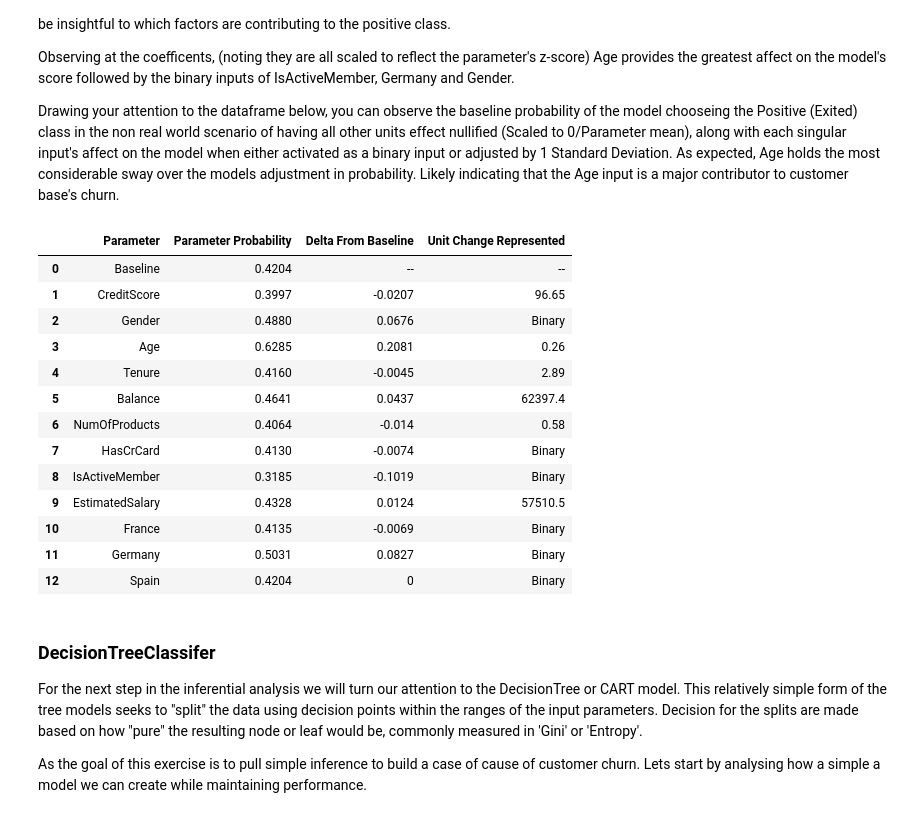
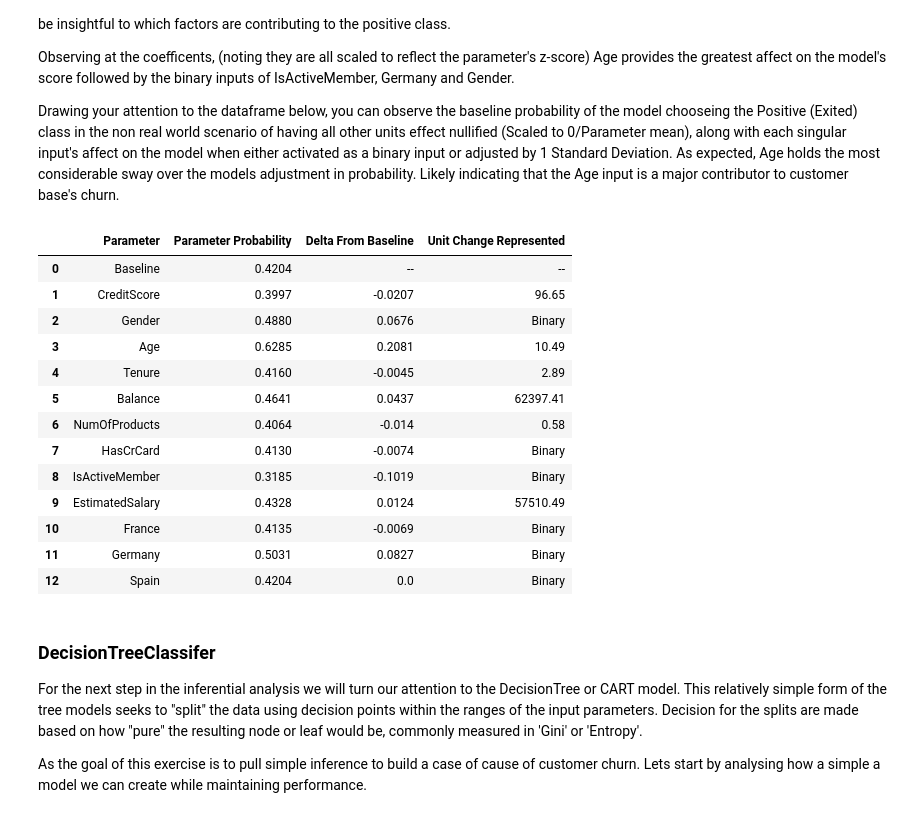
Before and after one commit to joe-orlich/Bank_Churn_Analysis, a Jupyter notebook: Inferential_Model.ipynb, the cells around one changed output. Saved outputs shown, nothing was run; the diff lists cells and outputs as text; code cells hidden in the pictures.

```diff
--- a/Inferential_Model.ipynb
+++ b/Inferential_Model.ipynb
@@ -113,7 +113,7 @@ log_params = [l1_grid_params, l2_grid_params, en_grid_params]
 log_penalty = ['l1','l2', 'elasticnet']
 
 for p_grid, log_penalty in zip(log_params, log_penalty):
-    grid = GridSearchCV(LogisticRegression(random_state = 42, class_weight={0:0.62790406, 1:2.45459008}, penalty=log_penalty), p_grid,cv = 10, scoring='precision', error_score=np.nan, verbose=2, n_jobs=-1)
+    grid = GridSearchCV(LogisticRegression(random_state = 42, class_weight={0:0.62790406, 1:2.45459008}, penalty=log_penalty), p_grid,cv = 10, scoring='roc_auc', error_score=np.nan, verbose=2, n_jobs=-1)
     grid.fit(X_train_scaled, y_train)
 
     print('Penalty: ' + str(log_penalty))
@@ -240,42 +261,45 @@ Drawing your attention to the dataframe below, you can observe the baseline prob
 # %%
 lm = LogisticRegression(C=1, class_weight={0: 0.62790406, 1: 2.45459008},
                    l1_ratio=0.75, max_iter=5000, penalty='elasticnet',
                    random_state=42, solver='saga')
 
 
 lm.fit(X_train_scaled, y_train)
 
 effect_df = pd.DataFrame(columns=['Parameter', 'Parameter Probability', 'Delta From Baseline','Unit Change Represented'])
 base_input = np.zeros((12,))
 base_prob = lm.predict_proba(base_input.reshape(1,-1))[0][1]
 effect_df = effect_df.append({'Parameter':'Baseline', 'Parameter Probability': round(base_prob,4), 'Delta From Baseline': '--' , 'Unit Change Represented' : '--'}, ignore_index=True)
 
 
-for i in range(len(units_change)):
+for i in range(12):
     base_input = np.zeros((12,))
     base_input[i] = 1
     input_prob = lm.predict_proba(base_input.reshape(1,-1))[0][1]
     effect_df = effect_df.append({'Parameter':X.columns[i],
                                   'Parameter Probability': round(input_prob,4),
                                   'Delta From Baseline': round(input_prob-base_prob,4),
                                   'Unit Change Represented' : (lambda x : round(X.iloc[:,i].std(),2) if len(X.iloc[:,i].value_counts()) > 2 else 'Binary')(i)  }, ignore_index=True)
 
+
+effect_df.at[3,'Unit Change Represented'] = 10.49
+
 effect_df
 # %% [output]
 |  | Parameter | Parameter Probability | Delta From Baseline | Unit Change Represented |
 | 0 | Baseline | 0.4204 | -- | -- |
 | 1 | CreditScore | 0.3997 | -0.0207 | 96.65 |
 | 2 | Gender | 0.4880 | 0.0676 | Binary |
-| 3 | Age | 0.6285 | 0.2081 | 0.26 |
+| 3 | Age | 0.6285 | 0.2081 | 10.49 |
 | 4 | Tenure | 0.4160 | -0.0045 | 2.89 |
-| 5 | Balance | 0.4641 | 0.0437 | 62397.4 |
+| 5 | Balance | 0.4641 | 0.0437 | 62397.41 |
 | 6 | NumOfProducts | 0.4064 | -0.014 | 0.58 |
 | 7 | HasCrCard | 0.4130 | -0.0074 | Binary |
 | 8 | IsActiveMember | 0.3185 | -0.1019 | Binary |
-| 9 | EstimatedSalary | 0.4328 | 0.0124 | 57510.5 |
+| 9 | EstimatedSalary | 0.4328 | 0.0124 | 57510.49 |
 | 10 | France | 0.4135 | -0.0069 | Binary |
 | 11 | Germany | 0.5031 | 0.0827 | Binary |
-| 12 | Spain | 0.4204 | 0 | Binary |
+| 12 | Spain | 0.4204 | 0.0 | Binary |
 # %% [markdown]
 ### DecisionTreeClassifer
 
```
Also changed, not shown: parts of 21 cells of this notebook.
